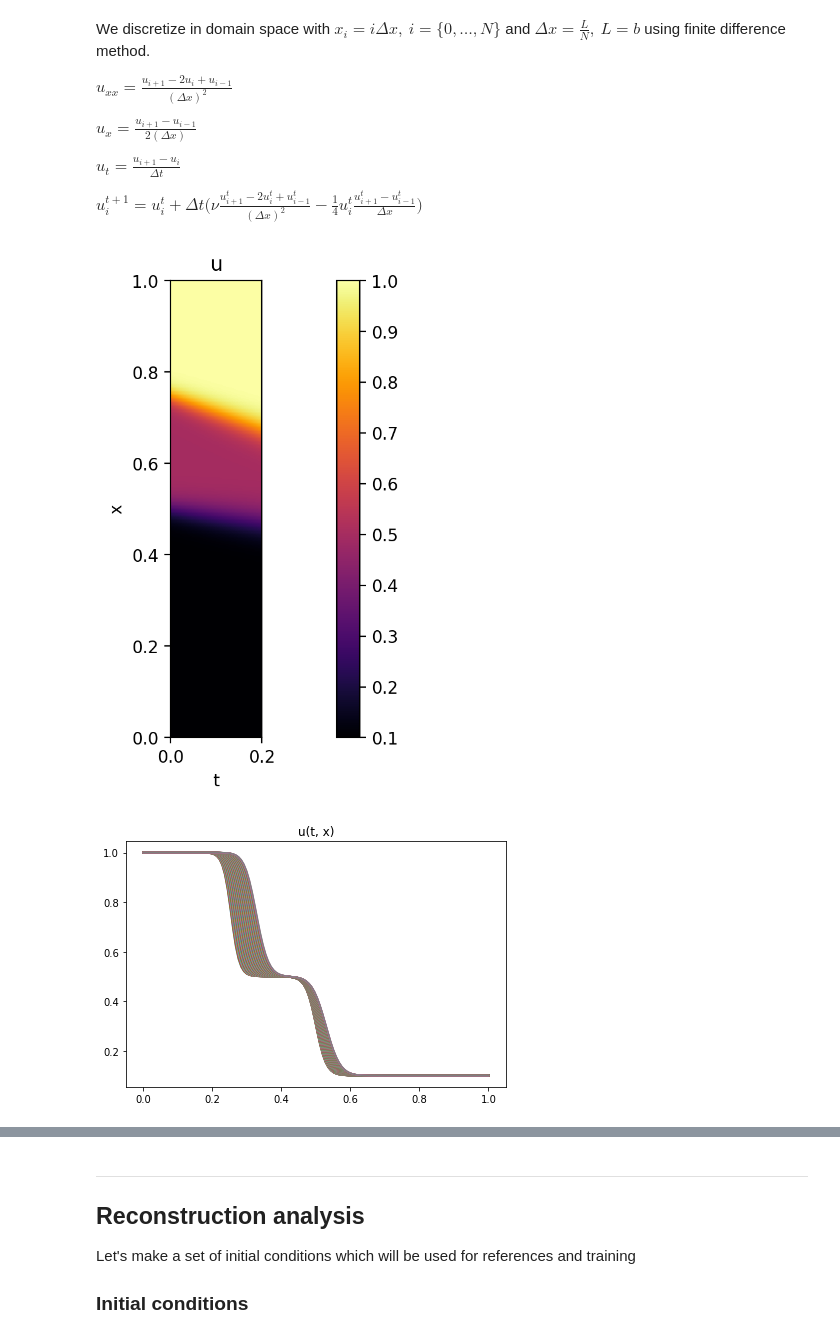
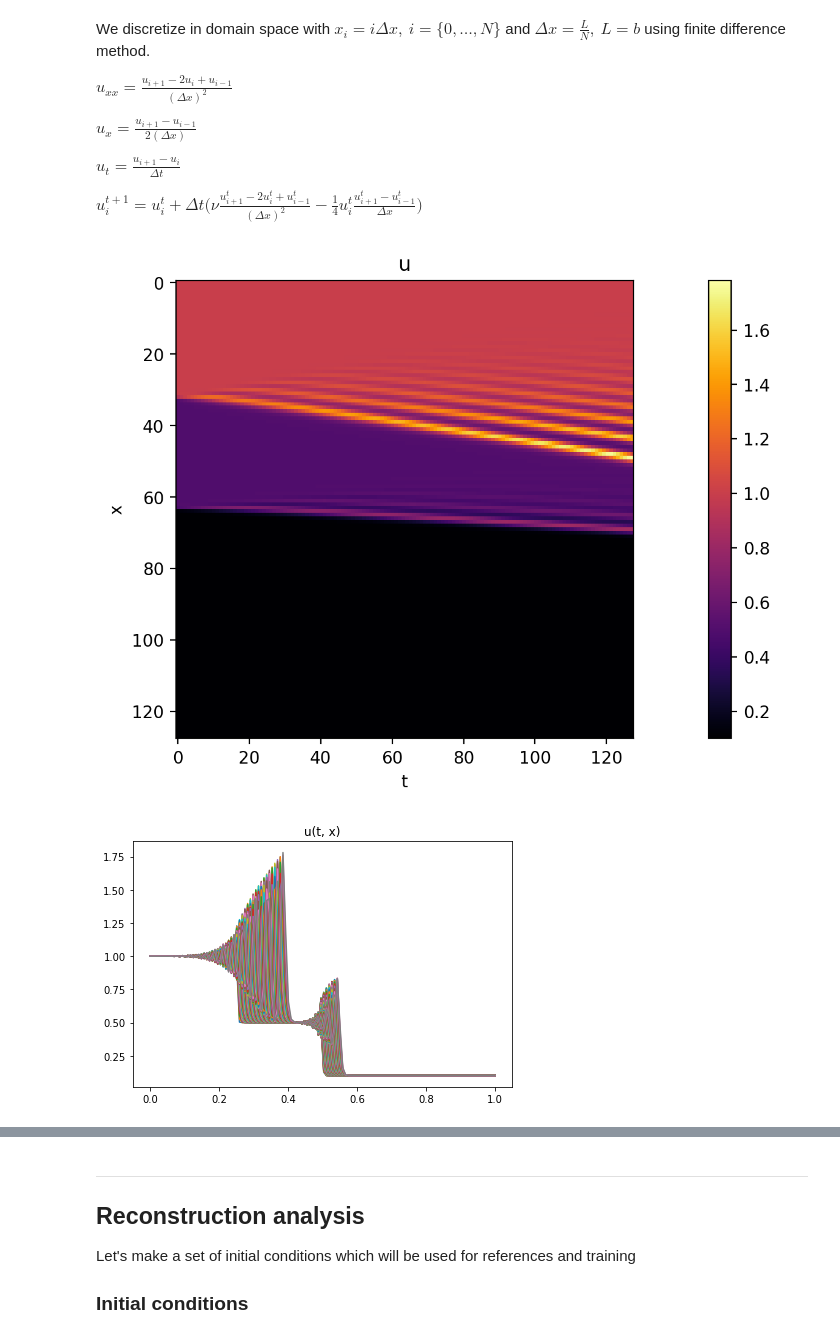
Before and after one commit to vdesgrange/closure-model, a Jupyter notebook: experiments/burgers_equation_analytical_experiments.ipynb, the cells around one changed output, grey strips where cells are left out. Drawn from its saved outputs; the diff is of its cells as text; code cells hidden in the pictures.

```diff
--- a/experiments/burgers_equation_analytical_experiments.ipynb
+++ b/experiments/burgers_equation_analytical_experiments.ipynb
@@ -49,16 +49,16 @@ $u^{t+1}_{i} = u^{t}_{i} + \Delta t \Big(\nu \frac{u^{t}_{i+1} - 2 u^{t}_{i} + u
 # %%
 t_n = 128
 x_n = 128
 x_min = 0.
 x_max = 1.
 t_min = 0.
 t_max = 0.2
-nu = 0.003
+nu = 0.0003
 
 u0 = set_initial_condition(t_max, t_min, x_max, x_min, t_n, x_n, nu)
 u_df = get_burgers_fd(t_max, t_min, x_max, x_min, t_n, x_n, nu, u0)
-show_state(u_df.T, 'u', 't', 'x', [t_min, t_max, x_min, x_max])
+show_state(u_df.T, 'u', 't', 'x', None)
 simple_plotter(u_df, 'u(t, x)')
 # %% [output]
-[figure, old version]
+[figure, new version]
-[figure, old version]
+[figure, new version]
```
Also changed, not shown: parts of 18 cells of this notebook, 4 other files.
